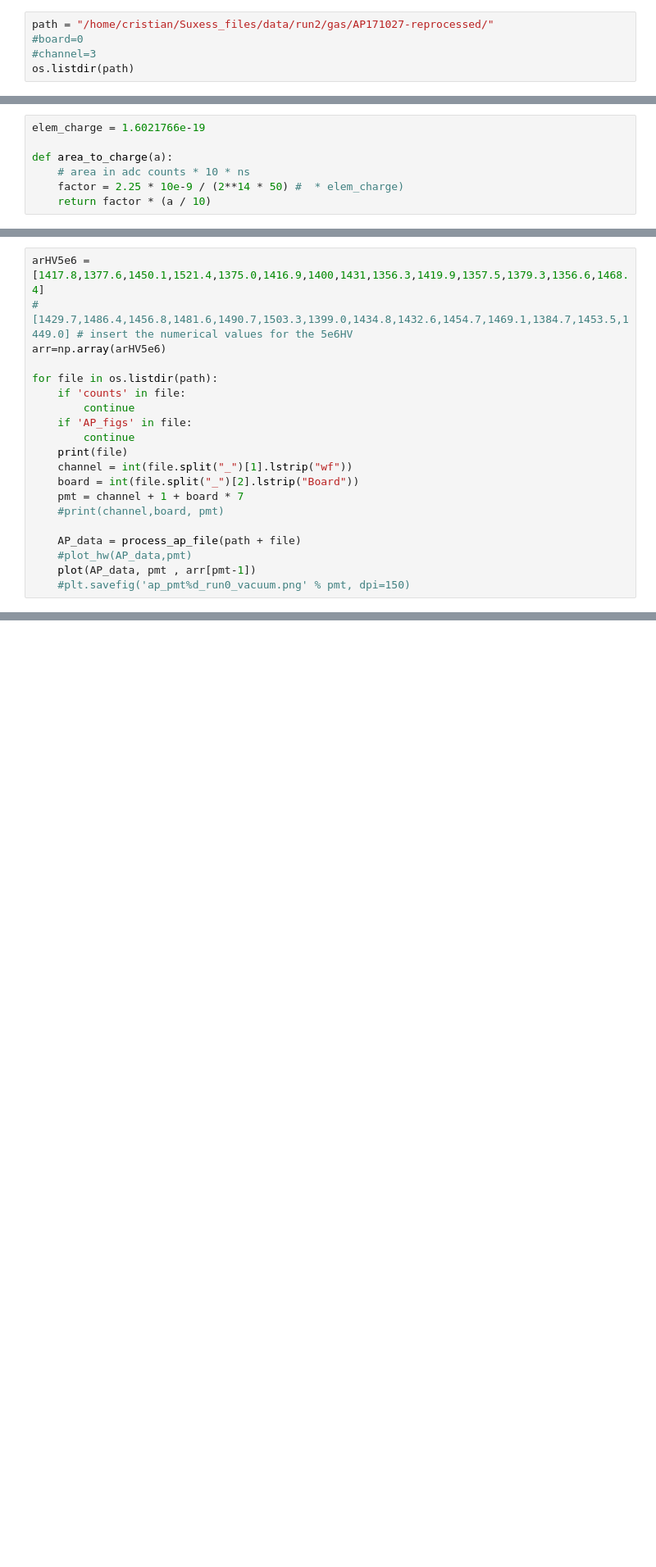
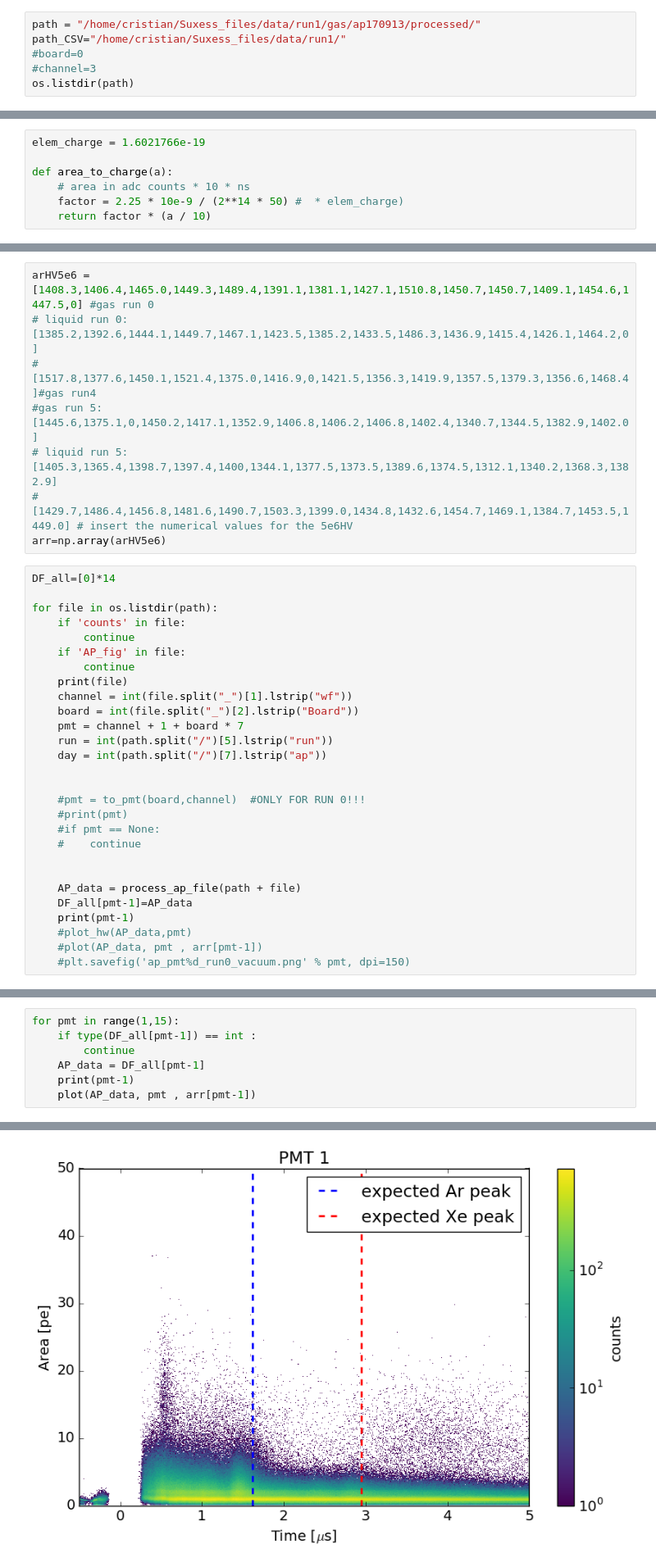
Before and after one commit to CristianAntochi/PMTtesting, a Jupyter notebook: AP_better.ipynb, the cells around one changed output, grey strips where cells are left out. Shown at 82% size. Saved outputs shown, nothing was run; the diff lists cells and outputs as text; blank space fills up the shorter version.

```diff
--- a/AP_better.ipynb
+++ b/AP_better.ipynb
@@ -19,7 +21,8 @@ matplotlib.rcParams['font.size'] = 14
 matplotlib.rcParams['image.cmap'] = 'viridis'
 #see the AP(copy) and save!!!!! the fit parameters (res)
 # %%
-path = "/home/cristian/Suxess_files/data/run2/gas/AP171027-reprocessed/"
+path = "/home/cristian/Suxess_files/data/run1/gas/ap170913/processed/"
+path_CSV="/home/cristian/Suxess_files/data/run1/"
 #board=0
 #channel=3
 os.listdir(path)
@@ -141,21 +153,37 @@ def to_pmt(board, channel):
+# %%
+arHV5e6 =[1408.3,1406.4,1465.0,1449.3,1489.4,1391.1,1381.1,1427.1,1510.8,1450.7,1450.7,1409.1,1454.6,1447.5,0] #gas run 0
+# liquid run 0:[1385.2,1392.6,1444.1,1449.7,1467.1,1423.5,1385.2,1433.5,1486.3,1436.9,1415.4,1426.1,1464.2,0]
+#[1517.8,1377.6,1450.1,1521.4,1375.0,1416.9,0,1421.5,1356.3,1419.9,1357.5,1379.3,1356.6,1468.4]#gas run4
+#gas run 5: [1445.6,1375.1,0,1450.2,1417.1,1352.9,1406.8,1406.2,1406.8,1402.4,1340.7,1344.5,1382.9,1402.0]
+# liquid run 5: [1405.3,1365.4,1398.7,1397.4,1400,1344.1,1377.5,1373.5,1389.6,1374.5,1312.1,1340.2,1368.3,1382.9]
+#[1429.7,1486.4,1456.8,1481.6,1490.7,1503.3,1399.0,1434.8,1432.6,1454.7,1469.1,1384.7,1453.5,1449.0] # insert the numerical values for the 5e6HV
+arr=np.array(arHV5e6)
 # %%
-arHV5e6 = [1417.8,1377.6,1450.1,1521.4,1375.0,1416.9,1400,1431,1356.3,1419.9,1357.5,1379.3,1356.6,1468.4]
-#[1429.7,1486.4,1456.8,1481.6,1490.7,1503.3,1399.0,1434.8,1432.6,1454.7,1469.1,1384.7,1453.5,1449.0] # insert the numerical values for the 5e6HV
-arr=np.array(arHV5e6)
+DF_all=[0]*14
 
 for file in os.listdir(path):
     if 'counts' in file:
         continue
-    if 'AP_figs' in file:
+    if 'AP_fig' in file:
         continue
     print(file)
     channel = int(file.split("_")[1].lstrip("wf"))
     board = int(file.split("_")[2].lstrip("Board"))
     pmt = channel + 1 + board * 7
-    #print(channel,board, pmt)
+    run = int(path.split("/")[5].lstrip("run"))
+    day = int(path.split("/")[7].lstrip("ap"))
+
+
+    #pmt = to_pmt(board,channel)  #ONLY FOR RUN 0!!!
+    #print(pmt)
+    #if pmt == None:
+    #    continue
+
 
     AP_data = process_ap_file(path + file)
+    DF_all[pmt-1]=AP_data
+    print(pmt-1)
     #plot_hw(AP_data,pmt)
-    plot(AP_data, pmt , arr[pmt-1])
+    #plot(AP_data, pmt , arr[pmt-1])
     #plt.savefig('ap_pmt%d_run0_vacuum.png' % pmt, dpi=150)
 # %% [output]
@@ -175,0 +210,8 @@ processed_wf4_Board0_AP_LED_2.3V.root
+# %%
+for pmt in range(1,15):
+    if type(DF_all[pmt-1]) == int :
+        continue
+    AP_data = DF_all[pmt-1]
+    print(pmt-1)
+    plot(AP_data, pmt , arr[pmt-1])
+# %% [output]
@@ -175,0 +219 @@ processed_wf4_Board0_AP_LED_2.3V.root
+[figure, added]
```
Also changed, not shown: parts of 33 cells of this notebook, 2 other files.
